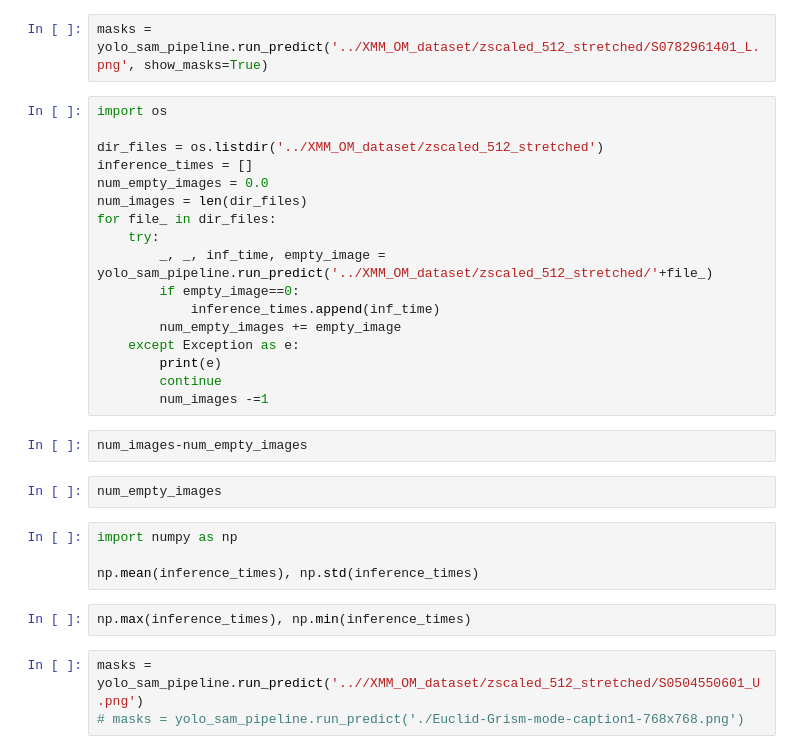
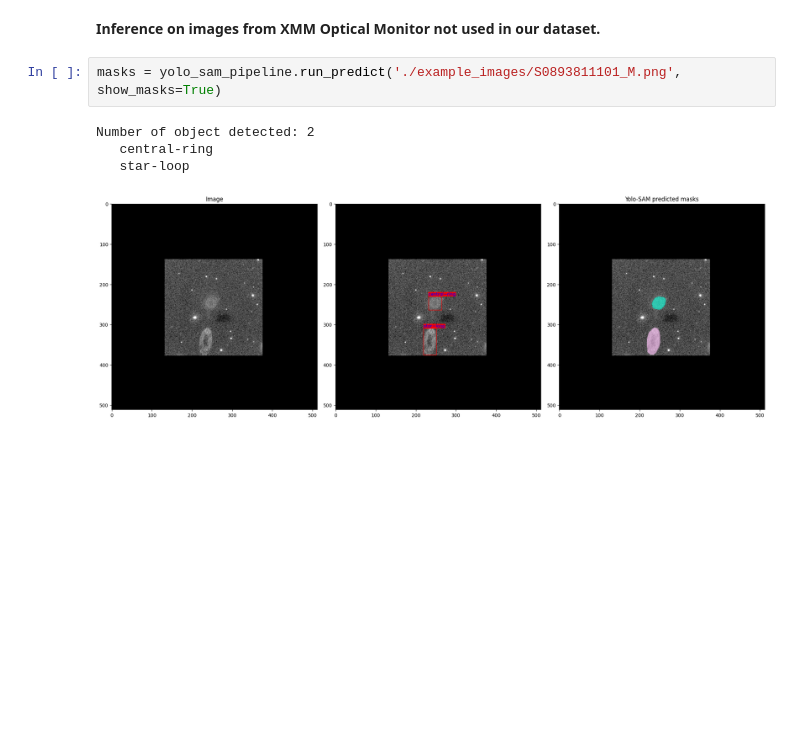
Before and after one commit to ESA-Datalabs/XAMI-model, a Jupyter notebook: yolo_sam_inference.ipynb, the cells around one changed output. Drawn from its saved outputs; the diff is of its cells as text; blank space fills up the shorter version.

```diff
--- a/yolo_sam_inference.ipynb
+++ b/yolo_sam_inference.ipynb
@@ -20,32 +41,9 @@ yolo_sam_pipeline = YoloSam(
+# %% [markdown]
+**Inference on images from XMM Optical Monitor not used in our dataset.**
 # %%
-masks = yolo_sam_pipeline.run_predict('../XMM_OM_dataset/zscaled_512_stretched/S0782961401_L.png', show_masks=True)
+masks = yolo_sam_pipeline.run_predict('./example_images/S0893811101_M.png', show_masks=True)
+# %% [output]
+Number of object detected: 2
+   central-ring
+   star-loop
+[figure, added]
-# %%
-import os
-
-dir_files = os.listdir('../XMM_OM_dataset/zscaled_512_stretched')
-inference_times = []
-num_empty_images = 0.0
-num_images = len(dir_files)
-for file_ in dir_files:
-    try:
-        _, _, inf_time, empty_image = yolo_sam_pipeline.run_predict('../XMM_OM_dataset/zscaled_512_stretched/'+file_)
-        if empty_image==0:
-            inference_times.append(inf_time)
-        num_empty_images += empty_image
-    except Exception as e:
-        print(e)
-        continue
-        num_images -=1
-# %%
-num_images-num_empty_images
-# %%
-num_empty_images
-# %%
-import numpy as np
-
-np.mean(inference_times), np.std(inference_times)
-# %%
-np.max(inference_times), np.min(inference_times)
-# %%
-masks = yolo_sam_pipeline.run_predict('..//XMM_OM_dataset/zscaled_512_stretched/S0504550601_U.png')
-# masks = yolo_sam_pipeline.run_predict('./Euclid-Grism-mode-caption1-768x768.png')
```
Also changed, not shown: parts of 11 cells of this notebook, 6 other files.
